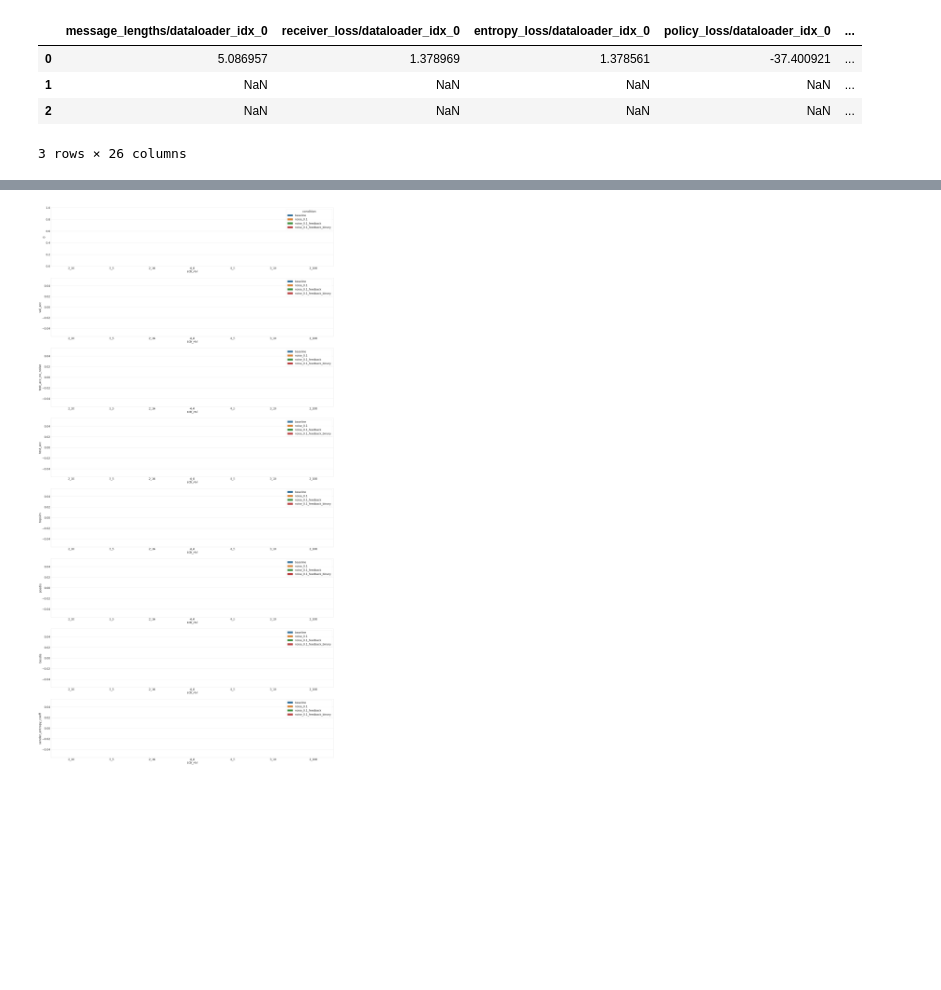
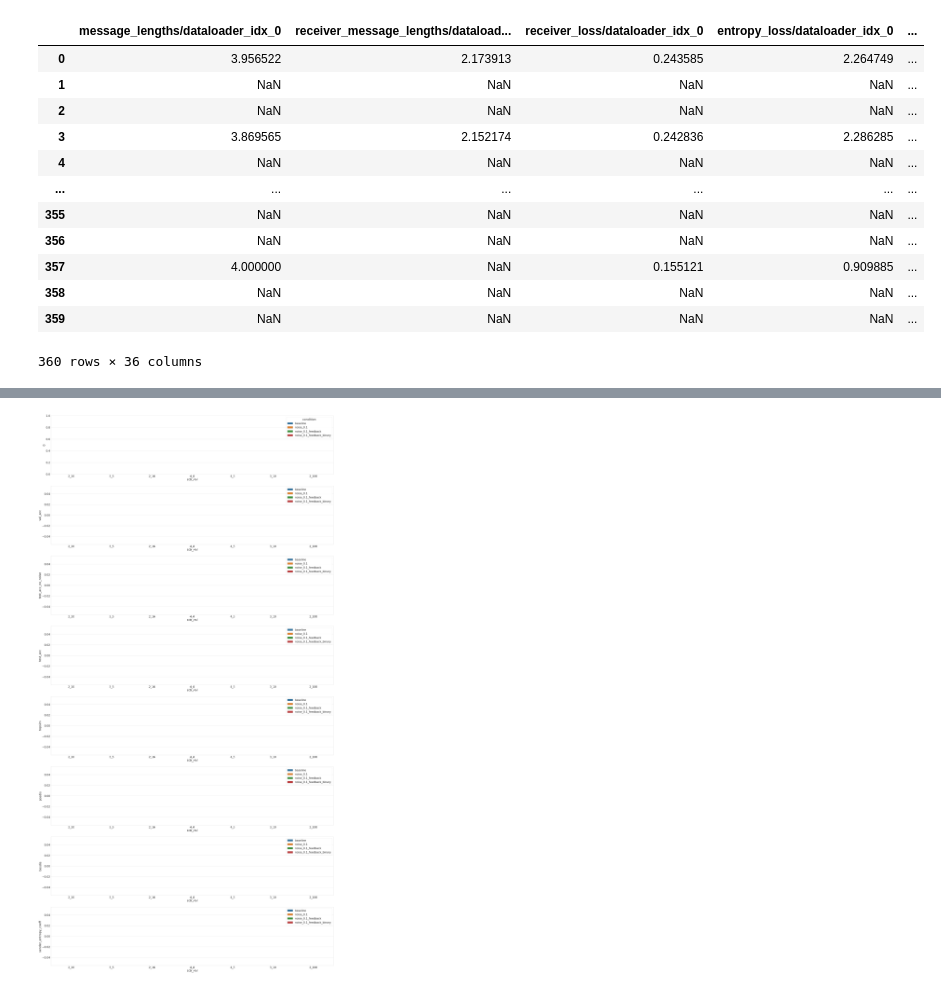
Before and after one commit to mitjanikolaus/emergent_communication, a Jupyter notebook: eval_grid_search_from_logs.ipynb, the cells around one changed output, grey strips where cells are left out. Saved outputs shown, nothing was run; the diff lists cells and outputs as text; code cells hidden in the pictures; blank space fills up the shorter version.

```diff
--- a/eval_grid_search_from_logs.ipynb
+++ b/eval_grid_search_from_logs.ipynb
@@ -1,19 +1,44 @@
-# %%
-import math
-import pandas as pd
-import seaborn as sns
-import matplotlib.pyplot as plt
-
-sns.set_context("paper", font_scale=3)
-
-# df = pd.read_pickle("df.pickle")
-# df
-
-df_1 = pd.read_pickle("lightning_logs/version_918/checkpoints/epoch=99-val_acc=0.00_results.pickle")
-pd.DataFrame.from_records(df_1)
-# %% [output]
-|  | message_lengths/dataloader_idx_0 | receiver_loss/dataloader_idx_0 | entropy_loss/dataloader_idx_0 | policy_loss/dataloader_idx_0 | ... |
-| 0 | 5.086957 | 1.378969 | 1.378561 | -37.400921 | ... |
-| 1 | NaN | NaN | NaN | NaN | ... |
-| 2 | NaN | NaN | NaN | NaN | ... |
-3 rows × 26 columns
+# %%
+import math
+import os
+import glob
+import numpy as np
+import pandas as pd
+import seaborn as sns
+import matplotlib.pyplot as plt
+
+sns.set_context("paper", font_scale=3)
+
+REFERENCE_METRIC = "val_acc"
+
+
+results_df = []
+log_dir = os.path.expanduser("~/lis-cluster/emergent_communication/emergent_communication/lightning_logs/")
+for run_dir in os.listdir(log_dir):
+    run_path = os.path.join(log_dir, run_dir, "checkpoints")
+
+    results = glob.glob(run_path+"/*.pickle")
+    for result in results:
+        df = pd.read_pickle(result)
+        df = pd.DataFrame.from_records(df)
+        df["dir_name"] = run_dir
+        df["epoch"] = int(result.split("epoch=")[1].split("-")[0])
+        results_df.append(df)
+
+
+results_df = pd.concat(results_df, ignore_index=True)
+results_df
+# %% [output]
+|  | message_lengths/dataloader_idx_0 | receiver_message_lengths/dataload... | receiver_loss/dataloader_idx_0 | entropy_loss/dataloader_idx_0 | ... |
+| 0 | 3.956522 | 2.173913 | 0.243585 | 2.264749 | ... |
+| 1 | NaN | NaN | NaN | NaN | ... |
+| 2 | NaN | NaN | NaN | NaN | ... |
+| 3 | 3.869565 | 2.152174 | 0.242836 | 2.286285 | ... |
+| 4 | NaN | NaN | NaN | NaN | ... |
+| ... | ... | ... | ... | ... | ... |
+| 355 | NaN | NaN | NaN | NaN | ... |
+| 356 | NaN | NaN | NaN | NaN | ... |
+| 357 | 4.000000 | NaN | 0.155121 | 0.909885 | ... |
+| 358 | NaN | NaN | NaN | NaN | ... |
+| 359 | NaN | NaN | NaN | NaN | ... |
+360 rows × 36 columns
```
Also changed, not shown: parts of 7 cells of this notebook.
